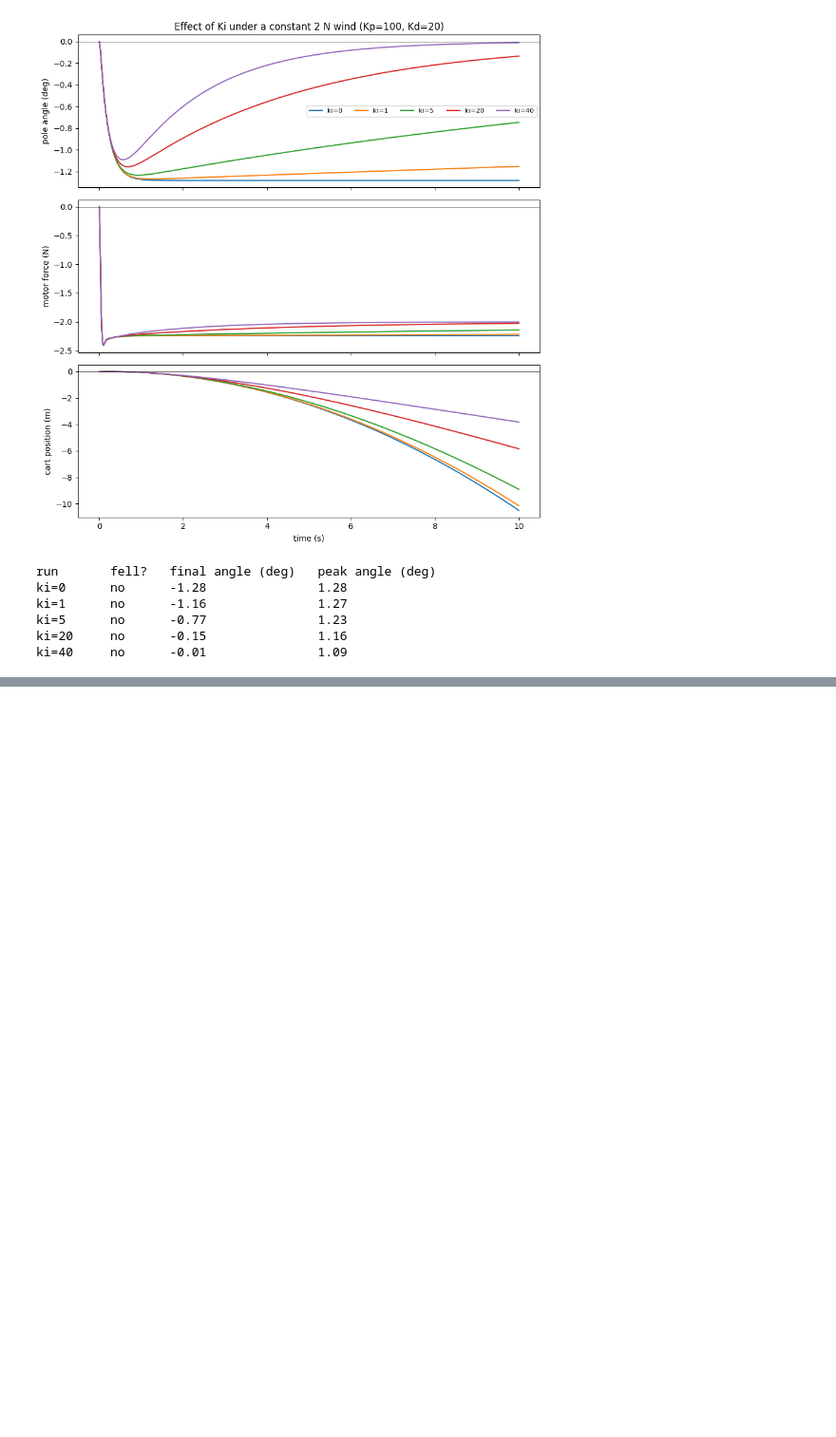
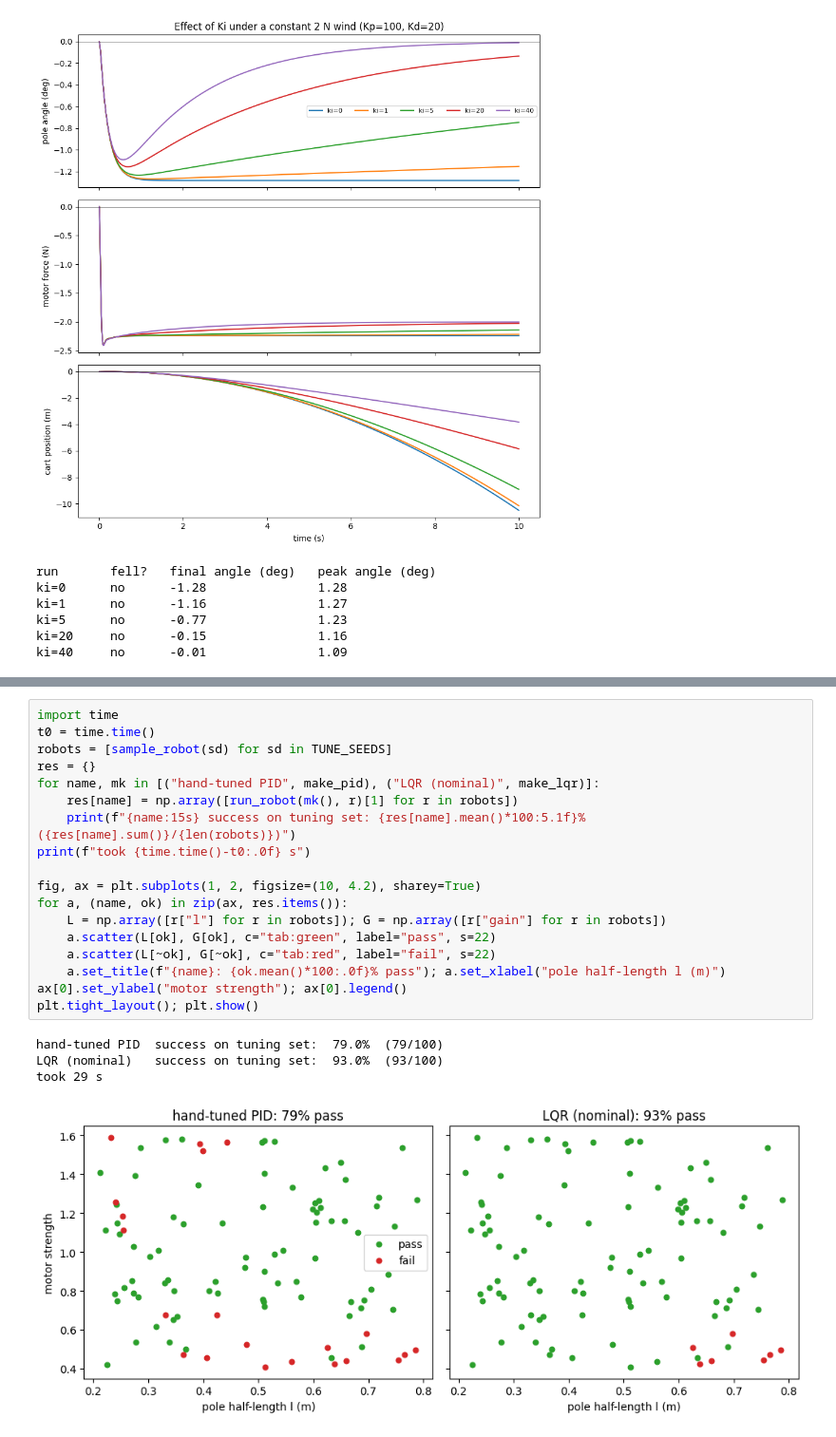
Before and after one commit to Series-Parallel/Machine_in_control, a Jupyter notebook: cartpole_pid.ipynb, the cells around one changed output, grey strips where cells are left out. Shown at 95% size. Drawn from its saved outputs; the diff is of its cells as text; blank space fills up the shorter version.

```diff
--- a/cartpole_pid.ipynb
+++ b/cartpole_pid.ipynb
@@ -324,0 +591,23 @@ ki=40     no      -0.01               1.09
+# %%
+import time
+t0 = time.time()
+robots = [sample_robot(sd) for sd in TUNE_SEEDS]
+res = {}
+for name, mk in [("hand-tuned PID", make_pid), ("LQR (nominal)", make_lqr)]:
+    res[name] = np.array([run_robot(mk(), r)[1] for r in robots])
+    print(f"{name:15s} success on tuning set: {res[name].mean()*100:5.1f}%  ({res[name].sum()}/{len(robots)})")
+print(f"took {time.time()-t0:.0f} s")
+
+fig, ax = plt.subplots(1, 2, figsize=(10, 4.2), sharey=True)
+for a, (name, ok) in zip(ax, res.items()):
+    L = np.array([r["l"] for r in robots]); G = np.array([r["gain"] for r in robots])
+    a.scatter(L[ok], G[ok], c="tab:green", label="pass", s=22)
+    a.scatter(L[~ok], G[~ok], c="tab:red", label="fail", s=22)
+    a.set_title(f"{name}: {ok.mean()*100:.0f}% pass"); a.set_xlabel("pole half-length l (m)")
+ax[0].set_ylabel("motor strength"); ax[0].legend()
+plt.tight_layout(); plt.show()
+# %% [output]
+hand-tuned PID  success on tuning set:  79.0%  (79/100)
+LQR (nominal)   success on tuning set:  93.0%  (93/100)
+took 29 s
+[figure, added]
```
Also changed, not shown: parts of 22 cells of this notebook.
